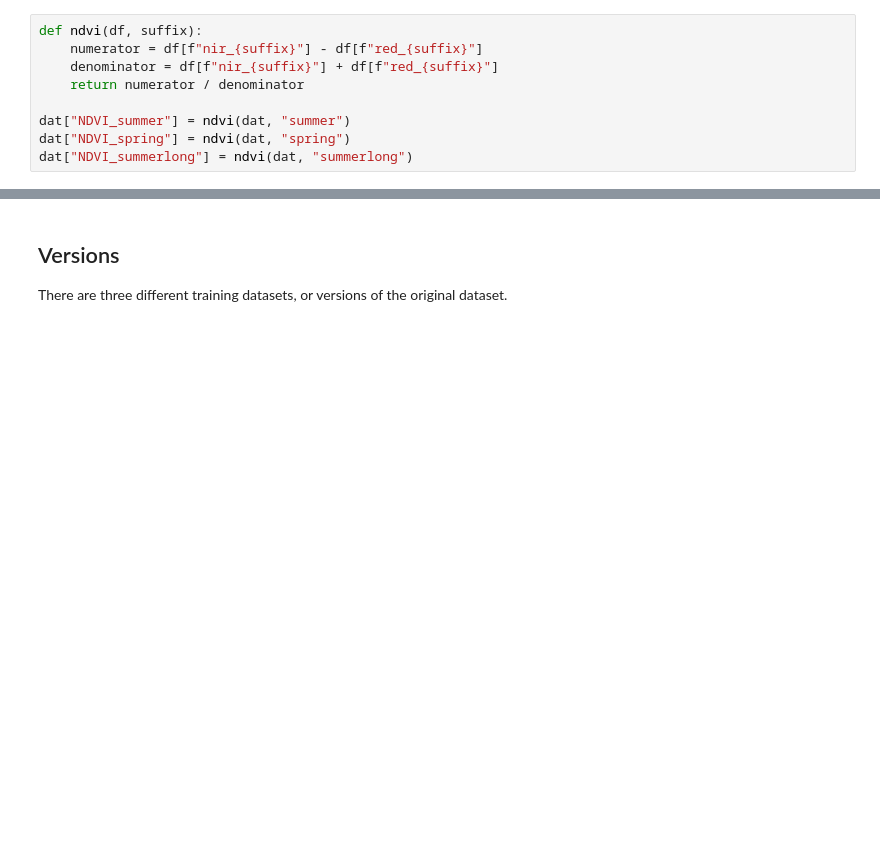
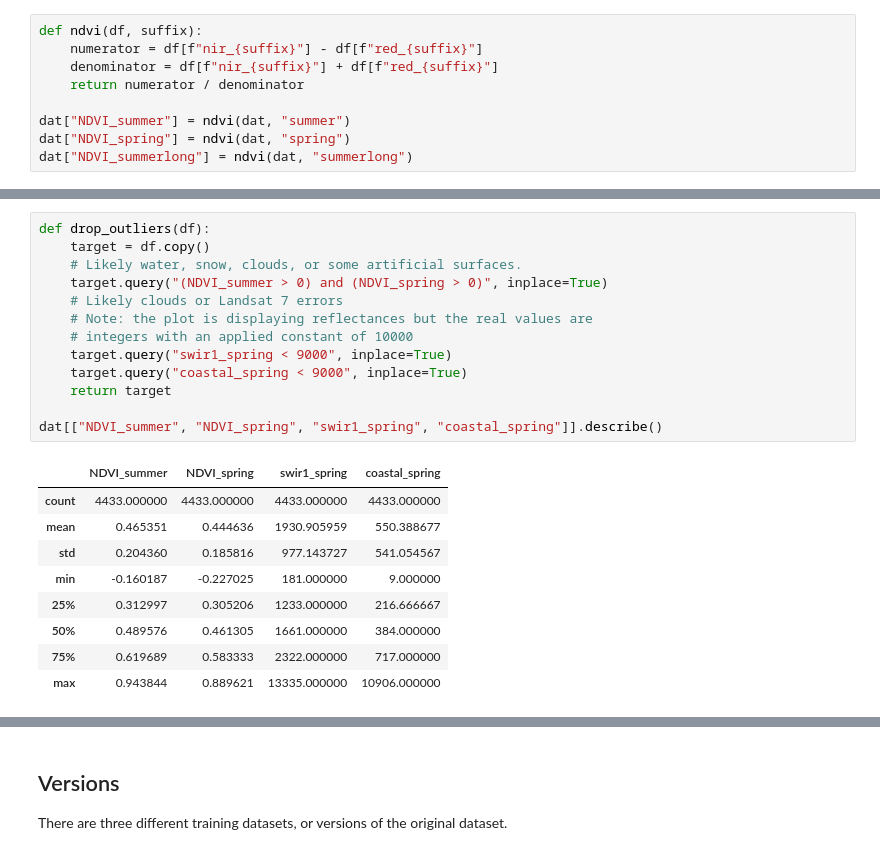
Before and after one commit to CristianICS/ML-burnt-vegetation, a Jupyter notebook: Notebooks/inspect_predictors.ipynb, the cells around one changed output, grey strips where cells are left out. Saved outputs shown, nothing was run; the diff lists cells and outputs as text; blank space fills up the shorter version.

```diff
--- a/Notebooks/inspect_predictors.ipynb
+++ b/Notebooks/inspect_predictors.ipynb
@@ -203,0 +302,23 @@ dat["NDVI_summerlong"] = ndvi(dat, "summerlong")
+# %%
+def drop_outliers(df):
+    target = df.copy()
+    # Likely water, snow, clouds, or some artificial surfaces.
+    target.query("(NDVI_summer > 0) and (NDVI_spring > 0)", inplace=True)
+    # Likely clouds or Landsat 7 errors
+    # Note: the plot is displaying reflectances but the real values are
+    # integers with an applied constant of 10000
+    target.query("swir1_spring < 9000", inplace=True)
+    target.query("coastal_spring < 9000", inplace=True)
+    return target
+
+dat[["NDVI_summer", "NDVI_spring", "swir1_spring", "coastal_spring"]].describe()
+# %% [output]
+|  | NDVI_summer | NDVI_spring | swir1_spring | coastal_spring |
+| count | 4433.000000 | 4433.000000 | 4433.000000 | 4433.000000 |
+| mean | 0.465351 | 0.444636 | 1930.905959 | 550.388677 |
+| std | 0.204360 | 0.185816 | 977.143727 | 541.054567 |
+| min | -0.160187 | -0.227025 | 181.000000 | 9.000000 |
+| 25% | 0.312997 | 0.305206 | 1233.000000 | 216.666667 |
+| 50% | 0.489576 | 0.461305 | 1661.000000 | 384.000000 |
+| 75% | 0.619689 | 0.583333 | 2322.000000 | 717.000000 |
+| max | 0.943844 | 0.889621 | 13335.000000 | 10906.000000 |
```
Also changed, not shown: parts of 16 cells of this notebook, 1 other file.
